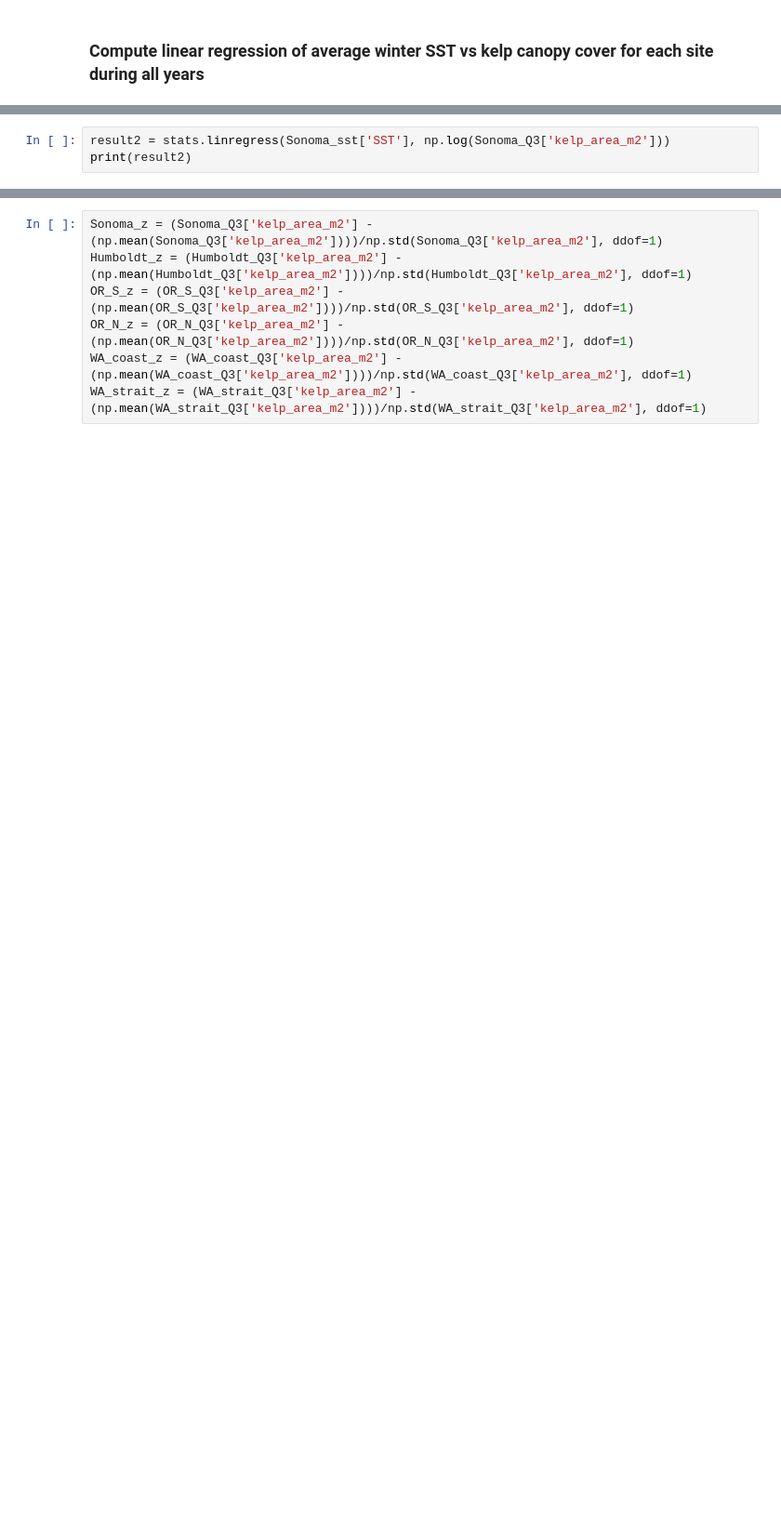
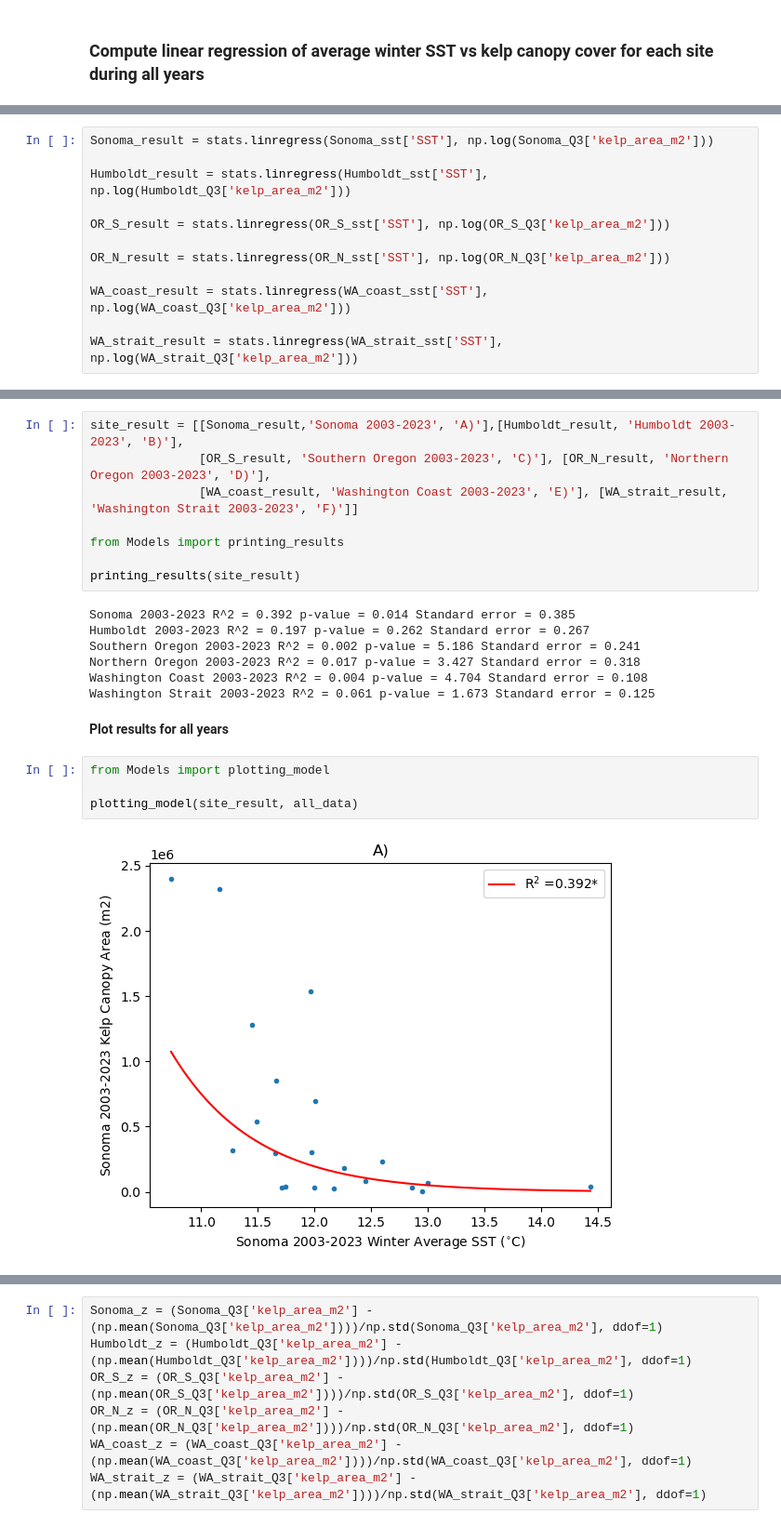
Before and after one commit to madimckayy/MS263_FinalProject, a Jupyter notebook: McKay_FinalProject.ipynb, the cells around one changed output, grey strips where cells are left out. Shown at 93% size. Saved outputs shown, nothing was run; the diff lists cells and outputs as text; blank space fills up the shorter version.

```diff
--- a/McKay_FinalProject.ipynb
+++ b/McKay_FinalProject.ipynb
@@ -173,3 +195,12 @@ plt.plot(Sonoma_sst['SST'], result.intercept + result.slope*Sonoma_sst['SST'], '
 # %%
-result2 = stats.linregress(Sonoma_sst['SST'], np.log(Sonoma_Q3['kelp_area_m2']))
-print(result2)
+Sonoma_result = stats.linregress(Sonoma_sst['SST'], np.log(Sonoma_Q3['kelp_area_m2']))
+
+Humboldt_result = stats.linregress(Humboldt_sst['SST'], np.log(Humboldt_Q3['kelp_area_m2']))
+
+OR_S_result = stats.linregress(OR_S_sst['SST'], np.log(OR_S_Q3['kelp_area_m2']))
+
+OR_N_result = stats.linregress(OR_N_sst['SST'], np.log(OR_N_Q3['kelp_area_m2']))
+
+WA_coast_result = stats.linregress(WA_coast_sst['SST'], np.log(WA_coast_Q3['kelp_area_m2']))
+
+WA_strait_result = stats.linregress(WA_strait_sst['SST'], np.log(WA_strait_Q3['kelp_area_m2']))
@@ -211,0 +209,23 @@ I am wondering if there is a statistical test to compare the R^2 values between
+# %%
+site_result = [[Sonoma_result,'Sonoma 2003-2023', 'A)'],[Humboldt_result, 'Humboldt 2003-2023', 'B)'],
+               [OR_S_result, 'Southern Oregon 2003-2023', 'C)'], [OR_N_result, 'Northern Oregon 2003-2023', 'D)'],
+               [WA_coast_result, 'Washington Coast 2003-2023', 'E)'], [WA_strait_result, 'Washington Strait 2003-2023', 'F)']]
+
+from Models import printing_results
+
+printing_results(site_result)
+# %% [output]
+Sonoma 2003-2023 R^2 = 0.392 p-value = 0.014 Standard error = 0.385
+Humboldt 2003-2023 R^2 = 0.197 p-value = 0.262 Standard error = 0.267
+Southern Oregon 2003-2023 R^2 = 0.002 p-value = 5.186 Standard error = 0.241
+Northern Oregon 2003-2023 R^2 = 0.017 p-value = 3.427 Standard error = 0.318
+Washington Coast 2003-2023 R^2 = 0.004 p-value = 4.704 Standard error = 0.108
+Washington Strait 2003-2023 R^2 = 0.061 p-value = 1.673 Standard error = 0.125
+# %% [markdown]
+**Plot results for all years**
+# %%
+from Models import plotting_model
+
+plotting_model(site_result, all_data)
+# %% [output]
+[figure, added]
```
Also changed, not shown: parts of 90 cells of this notebook, 3 other files.
